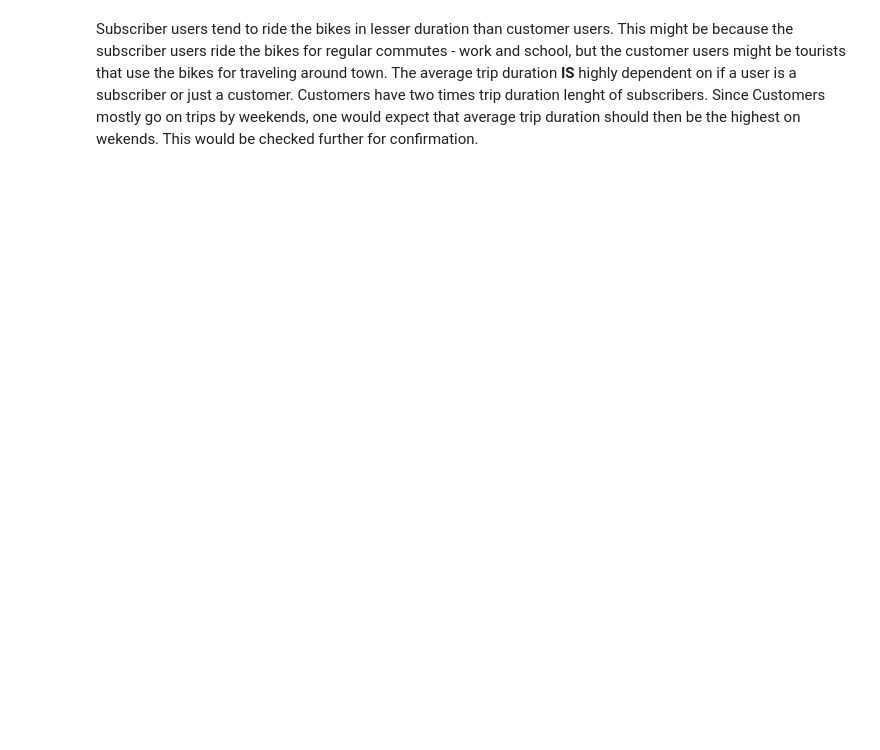
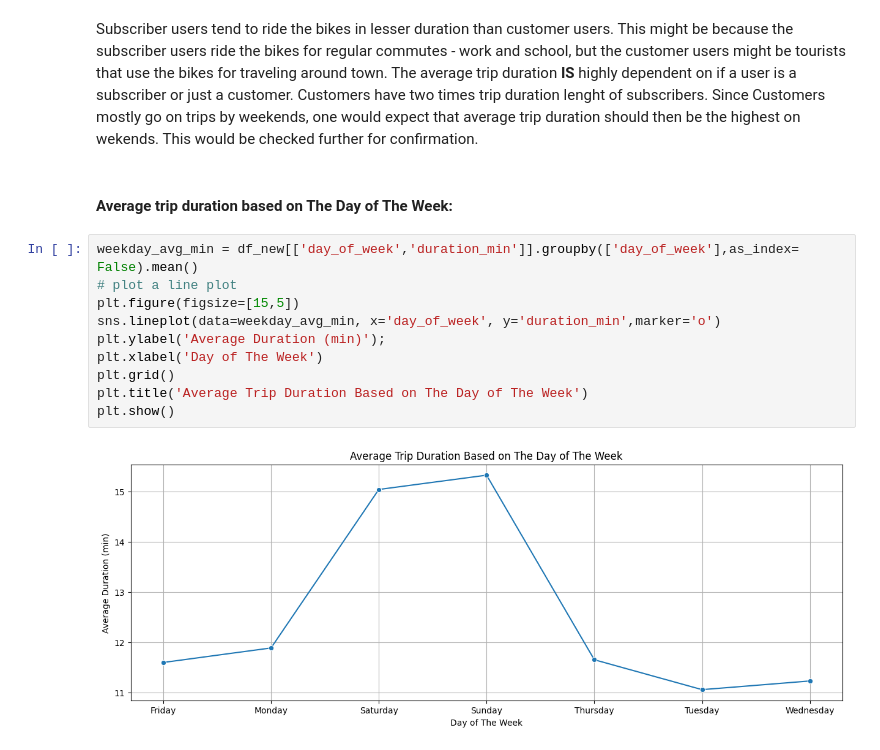
Before and after one commit to HoangMinh153/Data-Analyst, a Jupyter notebook: exercise.ipynb, the cells around one changed output. Cells and saved outputs as stored; diff of their text form; blank space fills up the shorter version.

Commit message:
feat(): More exploration in time and day of trip

```diff
--- a/exercise.ipynb
+++ b/exercise.ipynb
@@ -577,3 +577,17 @@ Text(0.5, 1.0, 'Duration Against User Type')
 # %% [markdown]
 Subscriber users tend to ride the bikes in lesser duration than customer users. This might be because the subscriber users ride the bikes for regular commutes - work and school, but the customer users might be tourists that use the bikes for traveling around town. The average trip duration **IS** highly dependent on if a user is a subscriber or just a customer. Customers have two times trip duration lenght of subscribers.
 Since Customers mostly go on trips by weekends, one would expect that average trip duration should then be the highest on wekends. This would be checked further for confirmation.
+# %% [markdown]
+#### Average trip duration based on The Day of The Week:
+# %%
+weekday_avg_min = df_new[['day_of_week','duration_min']].groupby(['day_of_week'],as_index= False).mean()
+# plot a line plot
+plt.figure(figsize=[15,5])
+sns.lineplot(data=weekday_avg_min, x='day_of_week', y='duration_min',marker='o')
+plt.ylabel('Average Duration (min)');
+plt.xlabel('Day of The Week')
+plt.grid()
+plt.title('Average Trip Duration Based on The Day of The Week')
+plt.show()
+# %% [output]
+[figure, added]
```
Also changed, not shown: parts of 10 cells of this notebook.
